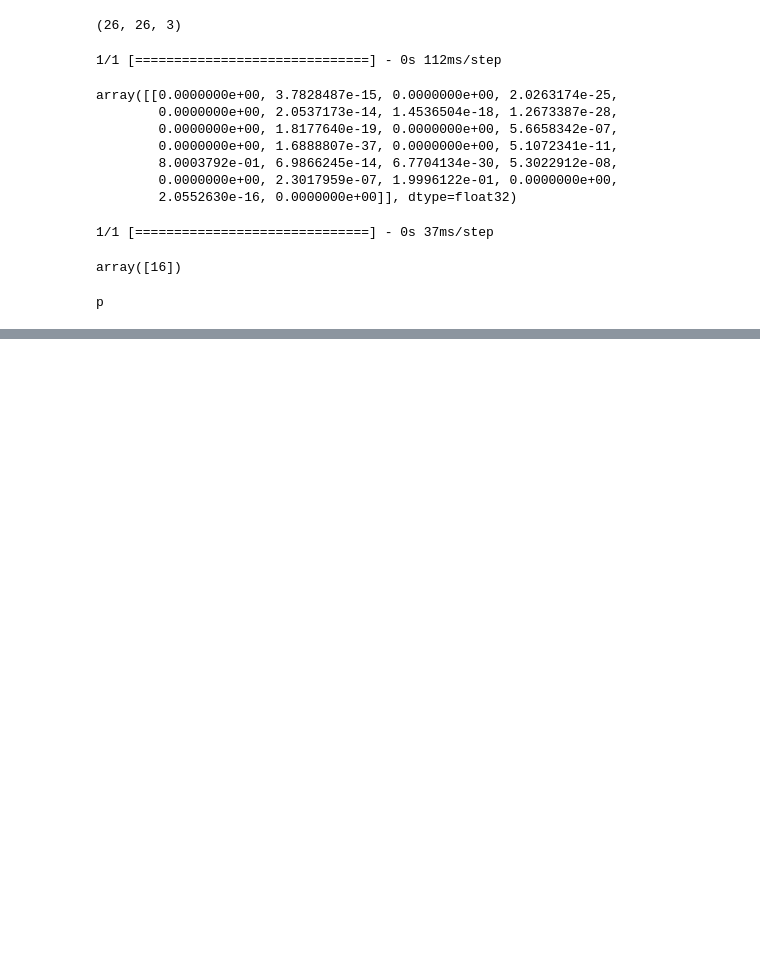
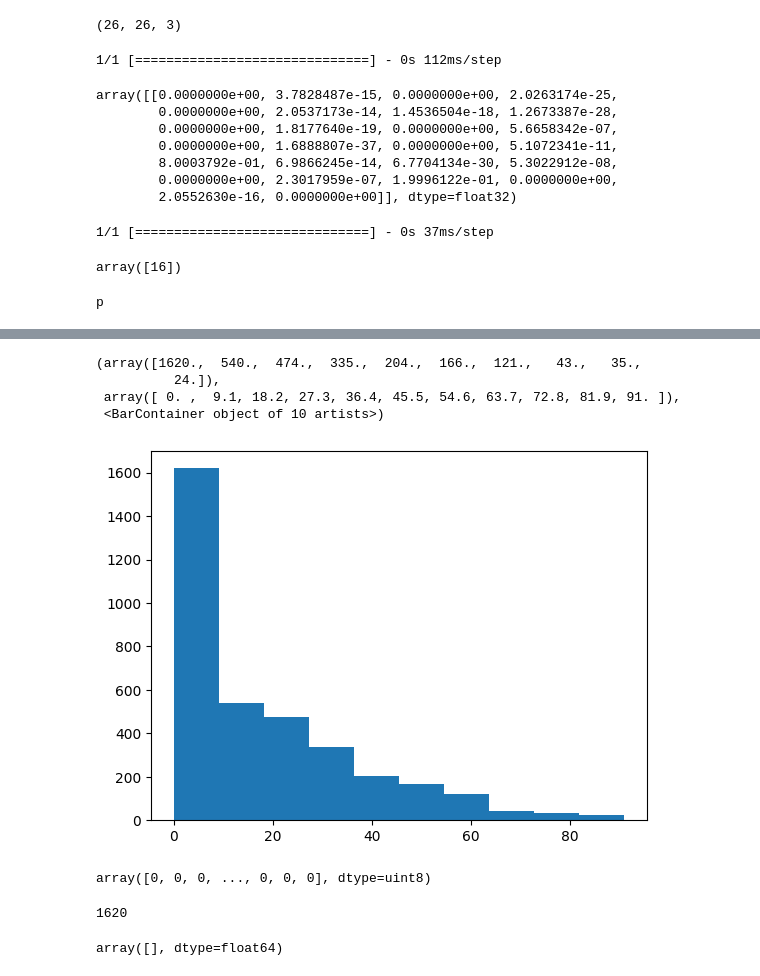
Before and after one commit to Hriday1001/Braille_Character_Recognition, a Jupyter notebook: BrailleOpenCV_character.ipynb, the cells around one changed output, grey strips where cells are left out. Saved outputs shown, nothing was run; the diff lists cells and outputs as text; code cells hidden in the pictures; blank space fills up the shorter version.

```diff
--- a/BrailleOpenCV_character.ipynb
+++ b/BrailleOpenCV_character.ipynb
@@ -163,0 +217,23 @@ p
+# %%
+histo = plt.hist(hist,cumulative=-1)
+histo
+# %% [output]
+(array([1620.,  540.,  474.,  335.,  204.,  166.,  121.,   43.,   35.,
+          24.]),
+ array([ 0. ,  9.1, 18.2, 27.3, 36.4, 45.5, 54.6, 63.7, 72.8, 81.9, 91. ]),
+ <BarContainer object of 10 artists>)
+[figure, added]
+# %%
+hist
+# %% [output]
+array([0, 0, 0, ..., 0, 0, 0], dtype=uint8)
+# %%
+oldsize = hist.size
+oldsize
+# %% [output]
+1620
+# %%
+extractedidx = np.empty(0)
+extractedidx
+# %% [output]
+array([], dtype=float64)
```
Also changed, not shown: parts of 16 cells of this notebook.
